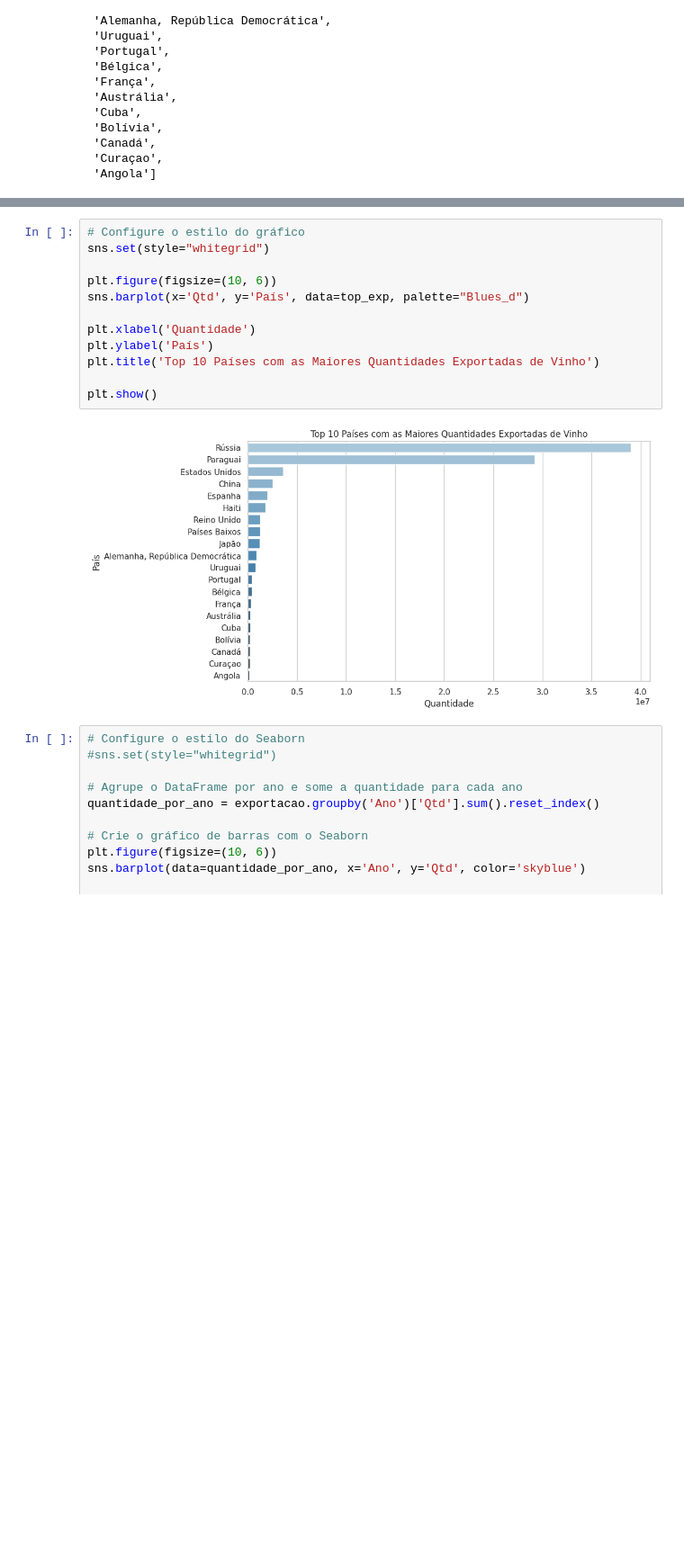
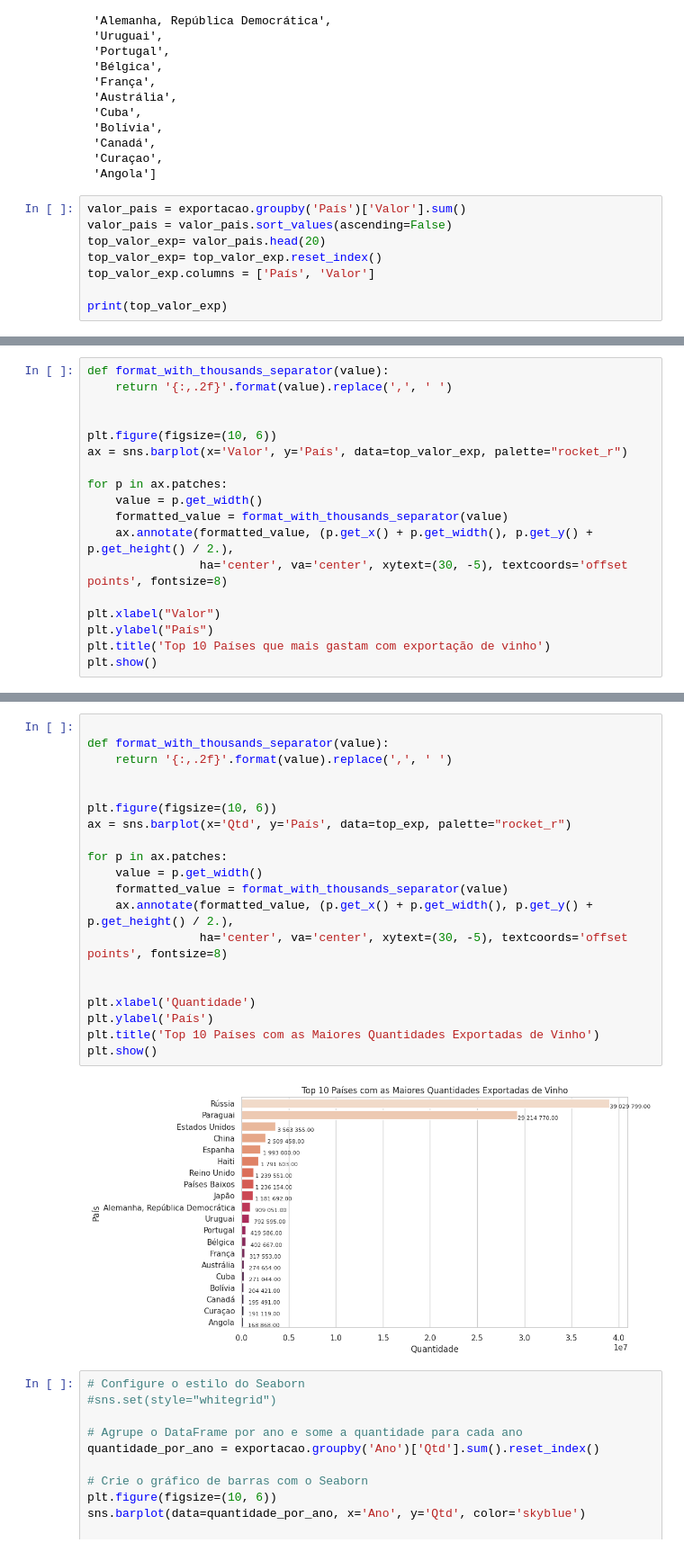
Before and after one commit to VivianeCorreia/Tech-Challenge, a Jupyter notebook: 2_challenge.ipynb, the cells around one changed output, grey strips where cells are left out. Shown at 90% size. Drawn from its saved outputs; the diff is of its cells as text; blank space fills up the shorter version.

```diff
--- a/2_challenge.ipynb
+++ b/2_challenge.ipynb
@@ -554,3 +554,11 @@ top_exp.País.tolist()
  'Canadá',
  'Curaçao',
  'Angola']
+# %%
+valor_pais = exportacao.groupby('País')['Valor'].sum()
+valor_pais = valor_pais.sort_values(ascending=False)
+top_valor_exp= valor_pais.head(20)
+top_valor_exp= top_valor_exp.reset_index()
+top_valor_exp.columns = ['País', 'Valor']
+
+print(top_valor_exp)
@@ -556,0 +583,18 @@ top_exp.País.tolist()
+# %%
+def format_with_thousands_separator(value):
+    return '{:,.2f}'.format(value).replace(',', ' ')
+
+
+plt.figure(figsize=(10, 6))
+ax = sns.barplot(x='Valor', y='País', data=top_valor_exp, palette="rocket_r")
+
+for p in ax.patches:
+    value = p.get_width()
+    formatted_value = format_with_thousands_separator(value)
+    ax.annotate(formatted_value, (p.get_x() + p.get_width(), p.get_y() + p.get_height() / 2.),
+                ha='center', va='center', xytext=(30, -5), textcoords='offset points', fontsize=8)
+
+plt.xlabel("Valor")
+plt.ylabel("País")
+plt.title('Top 10 Países que mais gastam com exportação de vinho')
+plt.show()
@@ -557,17 +603,25 @@ top_exp.País.tolist()
 # %%
-# Configure o estilo do gráfico
-sns.set(style="whitegrid")
+
+def format_with_thousands_separator(value):
+    return '{:,.2f}'.format(value).replace(',', ' ')
+
 
 plt.figure(figsize=(10, 6))
-sns.barplot(x='Qtd', y='País', data=top_exp, palette="Blues_d")
+ax = sns.barplot(x='Qtd', y='País', data=top_exp, palette="rocket_r")
+
+for p in ax.patches:
+    value = p.get_width()
+    formatted_value = format_with_thousands_separator(value)
+    ax.annotate(formatted_value, (p.get_x() + p.get_width(), p.get_y() + p.get_height() / 2.),
+                ha='center', va='center', xytext=(30, -5), textcoords='offset points', fontsize=8)
+
 
 plt.xlabel('Quantidade')
 plt.ylabel('País')
 plt.title('Top 10 Países com as Maiores Quantidades Exportadas de Vinho')
-
 plt.show()
 # %% [output]
-[figure, old version]
+[figure, new version]
 # %%
 # Configure o estilo do Seaborn
 #sns.set(style="whitegrid")
```
Also changed, not shown: parts of 3 cells of this notebook.
